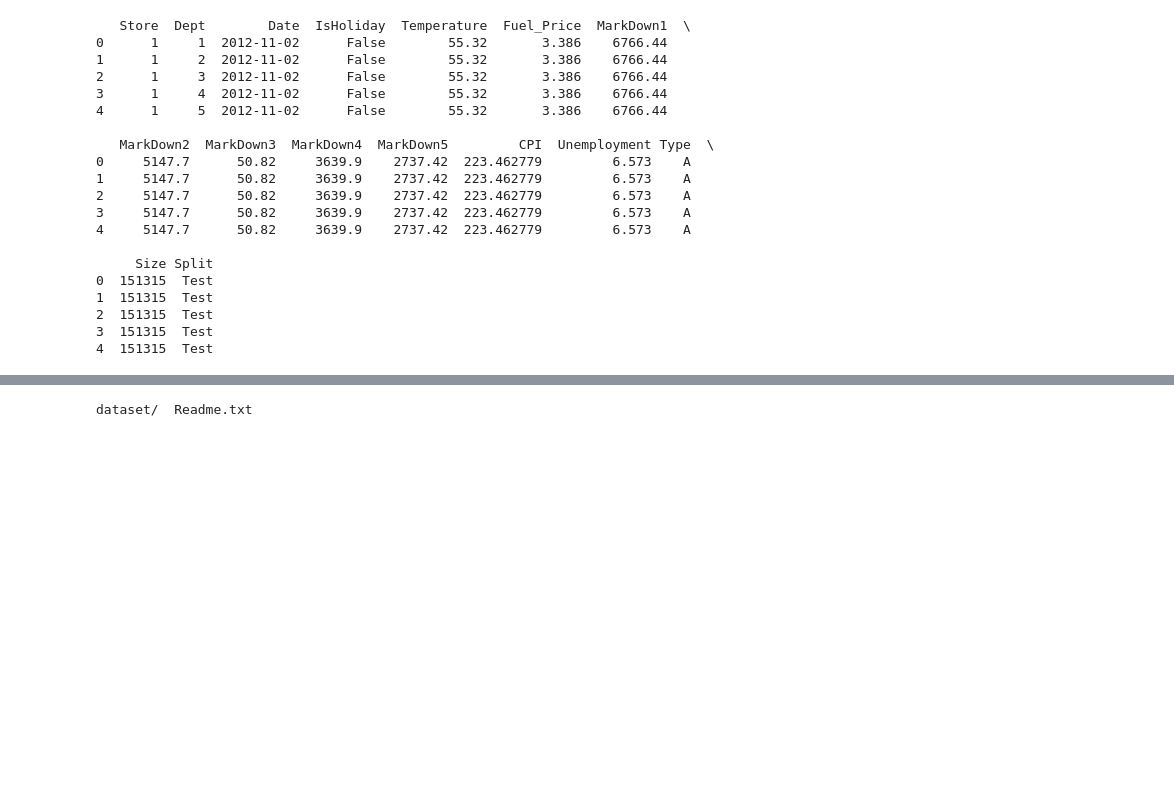
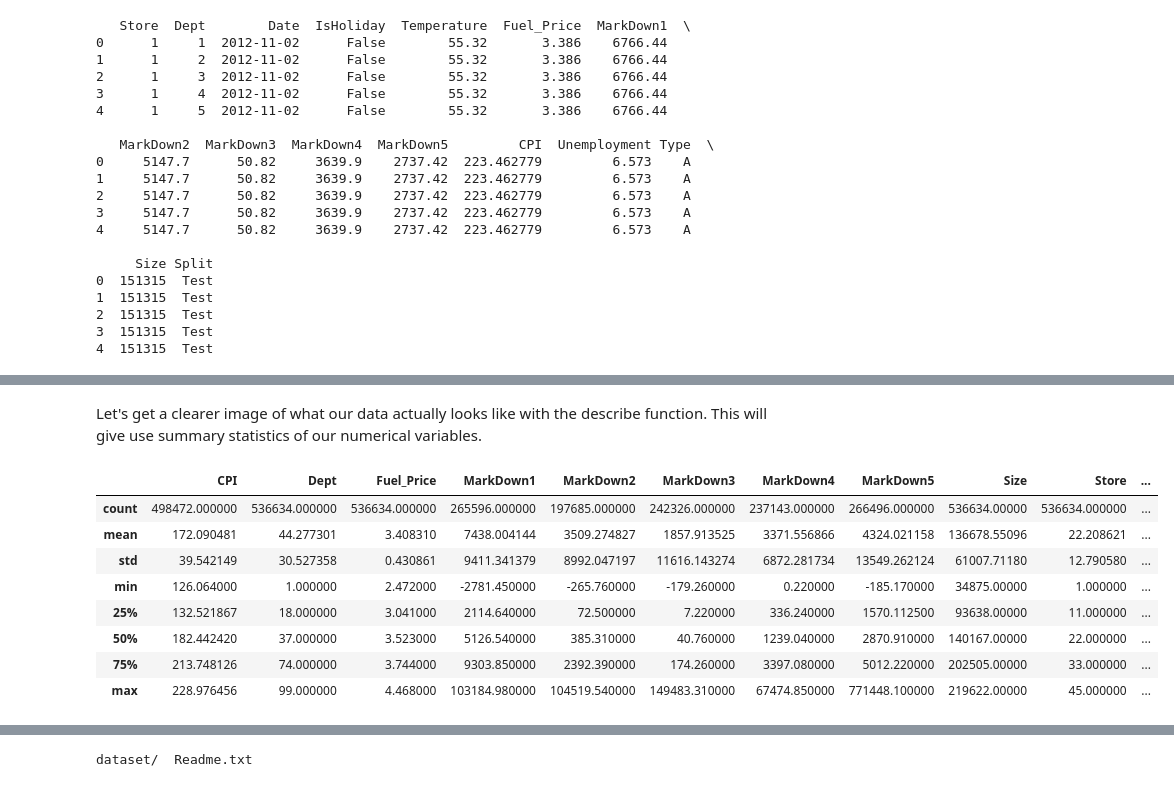
Before and after one commit to bitaller/walmart, a Jupyter notebook: walmart.ipynb, the cells around one changed output, grey strips where cells are left out. Cells and saved outputs as stored; diff of their text form; code cells hidden in the pictures; blank space fills up the shorter version.

```diff
--- a/walmart.ipynb
+++ b/walmart.ipynb
@@ -169,0 +169,14 @@ rm -rf walmart
+# %% [markdown]
+Let's get a clearer image of what our data actually looks like with the describe function. This will give use summary statistics of our numerical variables.
+# %%
+df.describe()
+# %% [output]
+|  | CPI | Dept | Fuel_Price | MarkDown1 | MarkDown2 | MarkDown3 | MarkDown4 | MarkDown5 | Size | Store | ... |
+| count | 498472.000000 | 536634.000000 | 536634.000000 | 265596.000000 | 197685.000000 | 242326.000000 | 237143.000000 | 266496.000000 | 536634.00000 | 536634.000000 | ... |
+| mean | 172.090481 | 44.277301 | 3.408310 | 7438.004144 | 3509.274827 | 1857.913525 | 3371.556866 | 4324.021158 | 136678.55096 | 22.208621 | ... |
+| std | 39.542149 | 30.527358 | 0.430861 | 9411.341379 | 8992.047197 | 11616.143274 | 6872.281734 | 13549.262124 | 61007.71180 | 12.790580 | ... |
+| min | 126.064000 | 1.000000 | 2.472000 | -2781.450000 | -265.760000 | -179.260000 | 0.220000 | -185.170000 | 34875.00000 | 1.000000 | ... |
+| 25% | 132.521867 | 18.000000 | 3.041000 | 2114.640000 | 72.500000 | 7.220000 | 336.240000 | 1570.112500 | 93638.00000 | 11.000000 | ... |
+| 50% | 182.442420 | 37.000000 | 3.523000 | 5126.540000 | 385.310000 | 40.760000 | 1239.040000 | 2870.910000 | 140167.00000 | 22.000000 | ... |
+| 75% | 213.748126 | 74.000000 | 3.744000 | 9303.850000 | 2392.390000 | 174.260000 | 3397.080000 | 5012.220000 | 202505.00000 | 33.000000 | ... |
+| max | 228.976456 | 99.000000 | 4.468000 | 103184.980000 | 104519.540000 | 149483.310000 | 67474.850000 | 771448.100000 | 219622.00000 | 45.000000 | ... |
```
Also changed, not shown: parts of 84 cells of this notebook.
